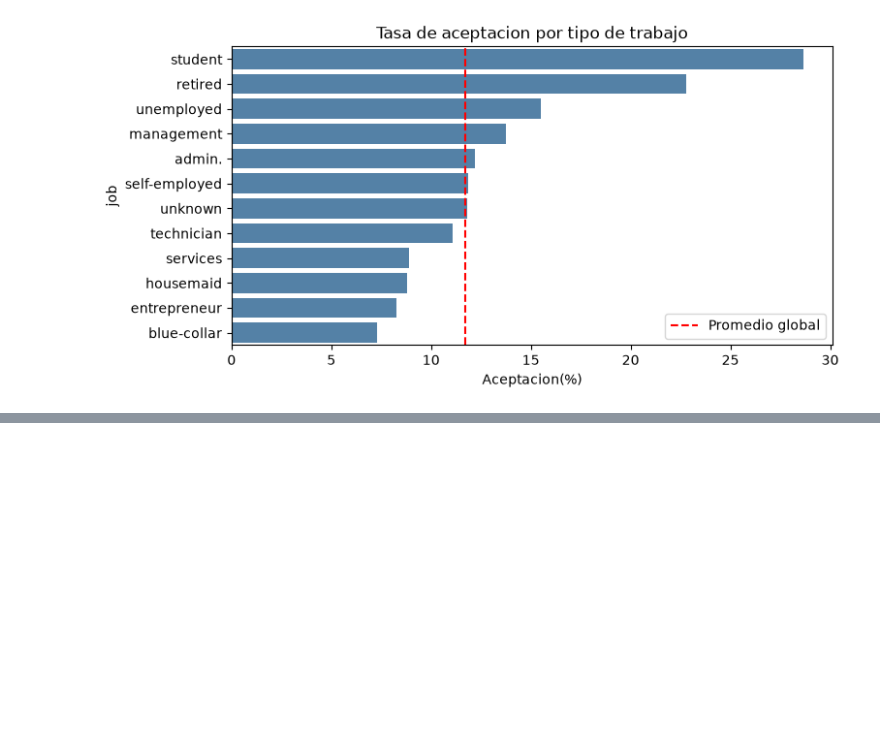
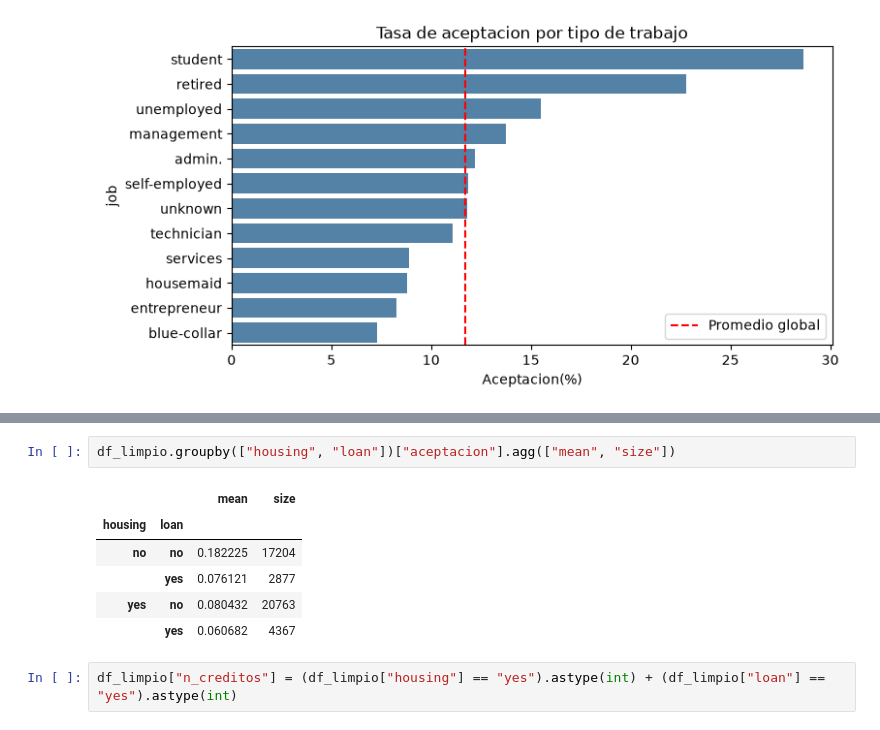
Before and after one commit to Darkesthj0399/LearningProject, a Jupyter notebook: notebooks/02_limpieza.ipynb, the cells around one changed output, grey strips where cells are left out. Drawn from its saved outputs; the diff is of its cells as text; blank space fills up the shorter version.

```diff
--- a/notebooks/02_limpieza.ipynb
+++ b/notebooks/02_limpieza.ipynb
@@ -221,0 +253,11 @@ plt.show()
+# %%
+df_limpio.groupby(["housing", "loan"])["aceptacion"].agg(["mean", "size"])
+# %% [output]
+|  |  | mean | size |
+| housing | loan |  |  |
+| no | no | 0.182225 | 17204 |
+|  | yes | 0.076121 | 2877 |
+| yes | no | 0.080432 | 20763 |
+|  | yes | 0.060682 | 4367 |
+# %%
+df_limpio["n_creditos"] = (df_limpio["housing"] == "yes").astype(int) + (df_limpio["loan"] == "yes").astype(int)
```
Also changed, not shown: parts of 13 cells of this notebook.
